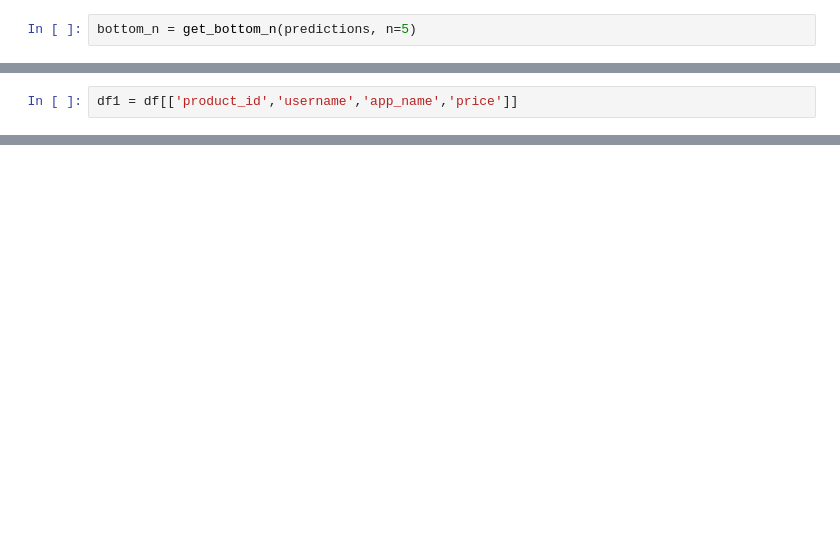
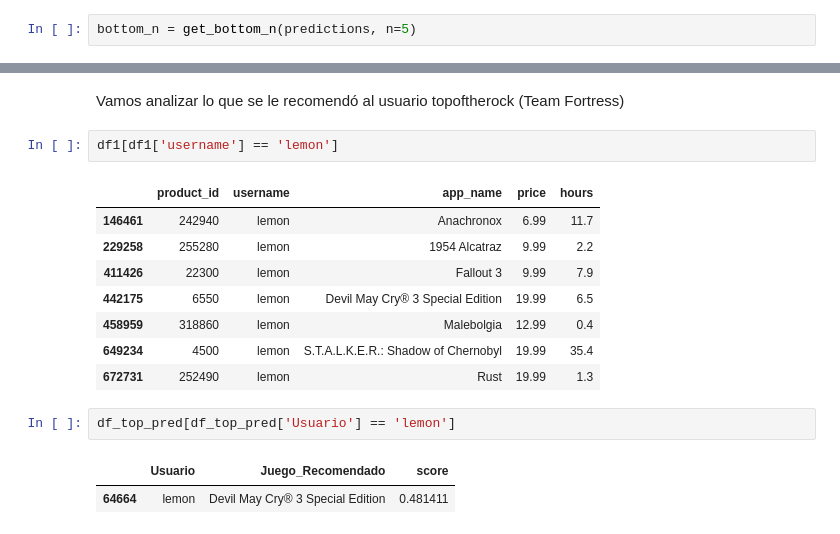
Before and after one commit to gonzalogperez/sistemas-recomendacion-steam, a Jupyter notebook: GonzaloGPerezProyecto_3.ipynb, the cells around one changed output, grey strips where cells are left out. Drawn from its saved outputs; the diff is of its cells as text; blank space fills up the shorter version.

```diff
--- a/GonzaloGPerezProyecto_3.ipynb
+++ b/GonzaloGPerezProyecto_3.ipynb
@@ -2261,2 +2243,0 @@ dtype: object
-# %%
-df1 = df[['product_id','username','app_name','price']]
@@ -2299,0 +2255,18 @@ KeyError: "['title'] not in index"
+# %% [markdown]
+Vamos analizar lo que se le recomendó al usuario topoftherock  (Team Fortress)
+# %%
+df1[df1['username'] == 'lemon']
+# %% [output]
+|  | product_id | username | app_name | price | hours |
+| 146461 | 242940 | lemon | Anachronox | 6.99 | 11.7 |
+| 229258 | 255280 | lemon | 1954 Alcatraz | 9.99 | 2.2 |
+| 411426 | 22300 | lemon | Fallout 3 | 9.99 | 7.9 |
+| 442175 | 6550 | lemon | Devil May Cry® 3 Special Edition | 19.99 | 6.5 |
+| 458959 | 318860 | lemon | Malebolgia | 12.99 | 0.4 |
+| 649234 | 4500 | lemon | S.T.A.L.K.E.R.: Shadow of Chernobyl | 19.99 | 35.4 |
+| 672731 | 252490 | lemon | Rust | 19.99 | 1.3 |
+# %%
+df_top_pred[df_top_pred['Usuario'] == 'lemon']
+# %% [output]
+|  | Usuario | Juego_Recomendado | score |
+| 64664 | lemon | Devil May Cry® 3 Special Edition | 0.481411 |
```
Also changed, not shown: parts of 101 cells of this notebook.
